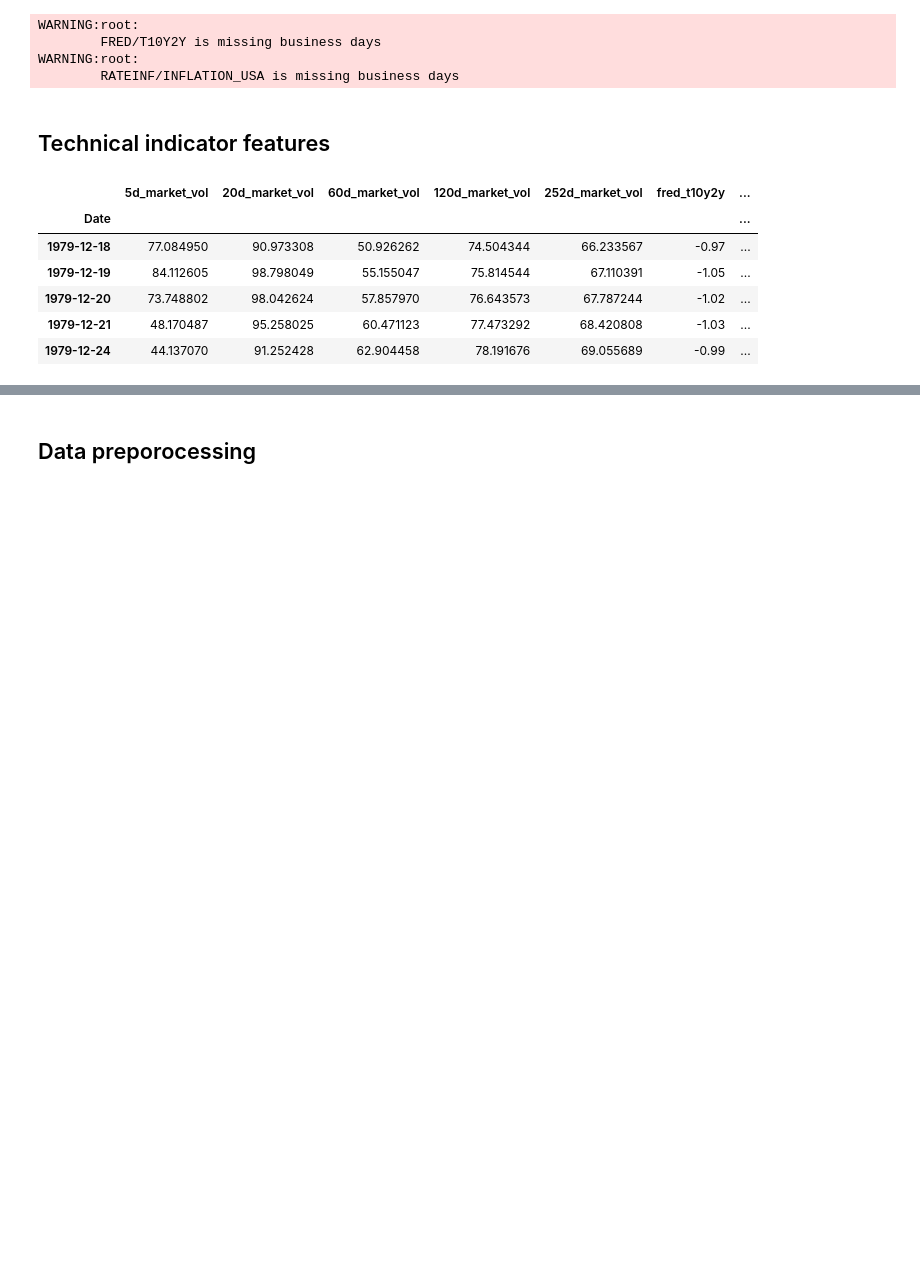
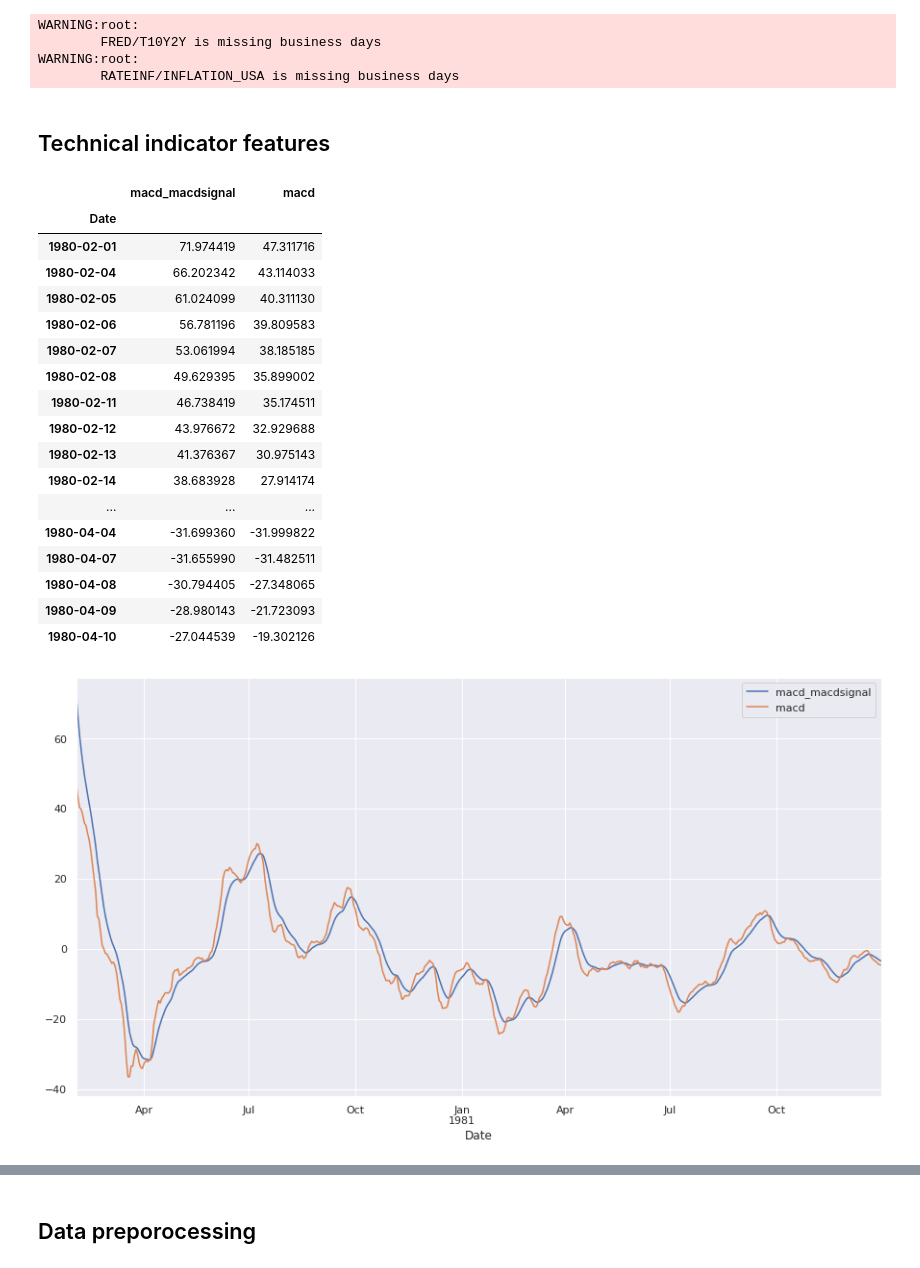
Before and after one commit to jbmoorhouse/gold_returns_predictor, a Jupyter notebook: xauusd_analysis.ipynb, the cells around one changed output, grey strips where cells are left out. Saved outputs shown, nothing was run; the diff lists cells and outputs as text; code cells hidden in the pictures; blank space fills up the shorter version.

Commit message:
Added todo and macd signal

```diff
--- a/xauusd_analysis.ipynb
+++ b/xauusd_analysis.ipynb
@@ -135,21 +139,52 @@ for ratio, df in xau_df_dict.items():
-# %%
-# stoch['1979-12-25': '1980-01-31'].plot()
-# plt.axvline("1980-01-04")
-# down = (stoch < 80) & (stoch.shift(1) > 80)
-# up = (stoch > 20) & (stoch.shift(1) < 20 )
-# plt.axvline('1980-01-14')
-# df
-from column_transformers.technical_indicators import StochRsiSignal
-
-
-pipeline1 = Pipeline([
-    ('stoch_rsi_fastd', StochRsiSignal())
-])
-# %% [output]
-|  | 5d_market_vol | 20d_market_vol | 60d_market_vol | 120d_market_vol | 252d_market_vol | fred_t10y2y | ... |
-| Date |  |  |  |  |  |  | ... |
-| 1979-12-18 | 77.084950 | 90.973308 | 50.926262 | 74.504344 | 66.233567 | -0.97 | ... |
-| 1979-12-19 | 84.112605 | 98.798049 | 55.155047 | 75.814544 | 67.110391 | -1.05 | ... |
-| 1979-12-20 | 73.748802 | 98.042624 | 57.857970 | 76.643573 | 67.787244 | -1.02 | ... |
-| 1979-12-21 | 48.170487 | 95.258025 | 60.471123 | 77.473292 | 68.420808 | -1.03 | ... |
-| 1979-12-24 | 44.137070 | 91.252428 | 62.904458 | 78.191676 | 69.055689 | -0.99 | ... |
+# %%
+df = split_data['X_train']
+df = df[['macd_macdsignal', 'macd']]
+sns.set_style('dark')
+sns.set(rc={'figure.figsize':(15, 8)})
+
+
+df['1980':'1981'].plot()
+
+s_2 = df['macd_macdsignal']
+s_1 = df['macd']
+
+uptrend = (s_1 < s_2) & (s_1 >= s_2)
+
+dates_increasing = df.index[fast_greater_slow]
+dates_decreasing = df.index[~fast_greater_slow]
+
+# class MacdCross(BaseEstimator, TransformerMixin):
+#     def __init__():
+
+#     def fit(self, X, y= None):
+#         return self
+
+#     def transform(self, X, y=None):
+#         fast, slow = X['macd_macdsignal'], X['macd']
+
+#         uptrend = (fast < )
+
+uptrend = s_1 > s_2
+downtrend = s_1 < s_2
+
+df['1980':'1981'].head(50)
+# %% [output]
+|  | macd_macdsignal | macd |
+| Date |  |  |
+| 1980-02-01 | 71.974419 | 47.311716 |
+| 1980-02-04 | 66.202342 | 43.114033 |
+| 1980-02-05 | 61.024099 | 40.311130 |
+| 1980-02-06 | 56.781196 | 39.809583 |
+| 1980-02-07 | 53.061994 | 38.185185 |
+| 1980-02-08 | 49.629395 | 35.899002 |
+| 1980-02-11 | 46.738419 | 35.174511 |
+| 1980-02-12 | 43.976672 | 32.929688 |
+| 1980-02-13 | 41.376367 | 30.975143 |
+| 1980-02-14 | 38.683928 | 27.914174 |
+| ... | ... | ... |
+| 1980-04-04 | -31.699360 | -31.999822 |
+| 1980-04-07 | -31.655990 | -31.482511 |
+| 1980-04-08 | -30.794405 | -27.348065 |
+| 1980-04-09 | -28.980143 | -21.723093 |
+| 1980-04-10 | -27.044539 | -19.302126 |
+[figure, added]
```
Also changed, not shown: parts of 5 cells of this notebook, 2 other files.
